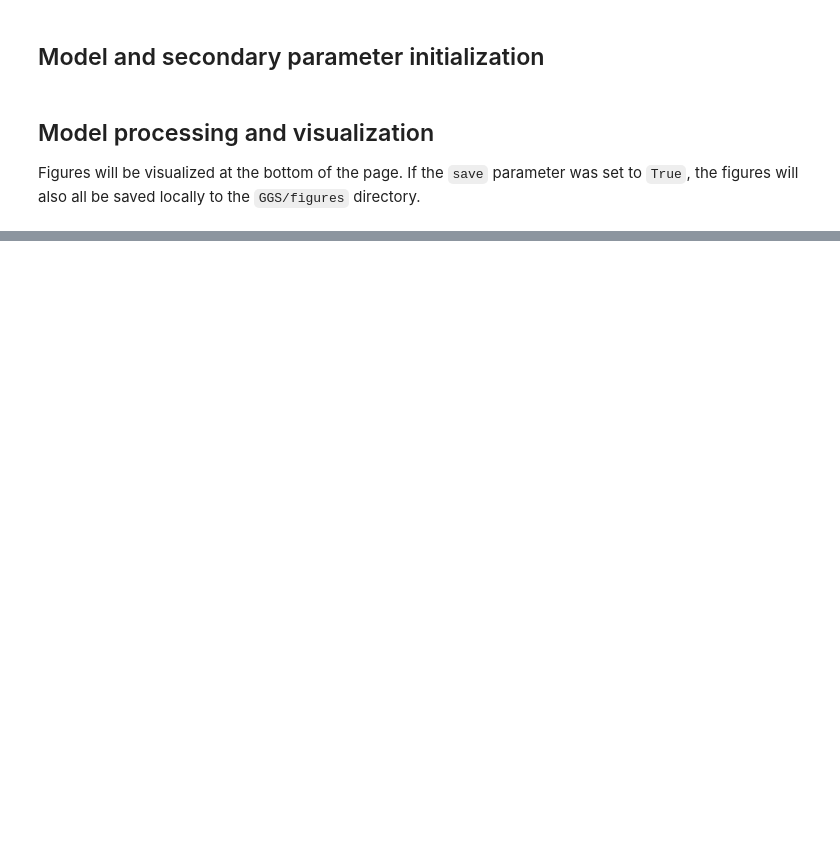
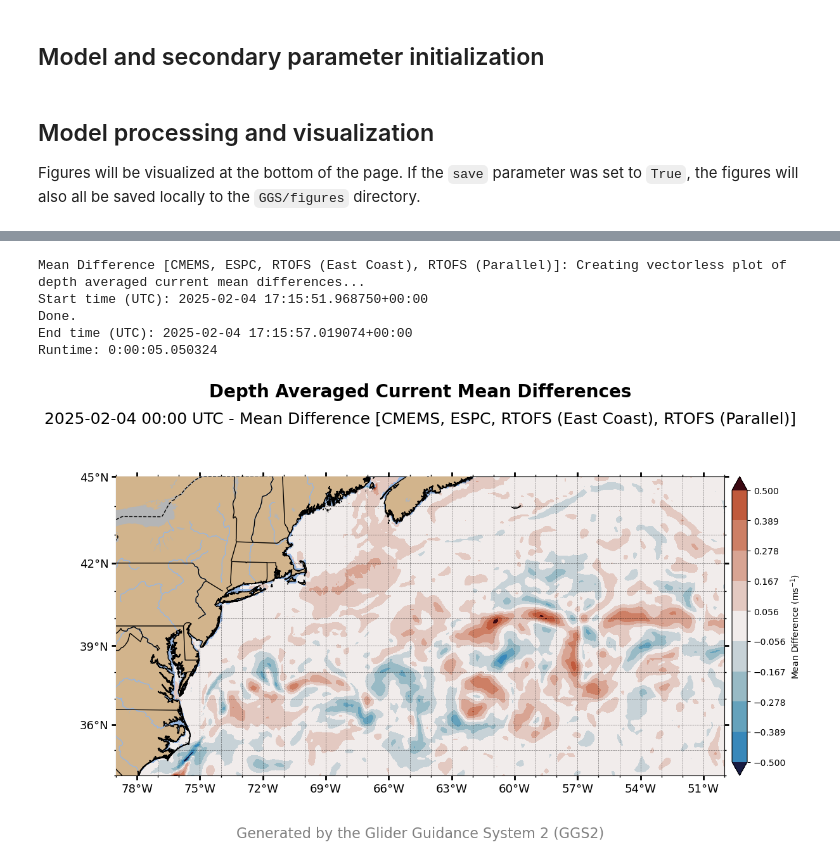
Before and after one commit to mlearn14/GGS, a Jupyter notebook: 0_dataviz.ipynb, the cells around one changed output, grey strips where cells are left out. Cells and saved outputs as stored; diff of their text form; code cells hidden in the pictures; blank space fills up the shorter version.

Commit message:
added mean differences

```diff
--- a/0_dataviz.ipynb
+++ b/0_dataviz.ipynb
@@ -33,7 +34,7 @@ Here is a list of all parameters and what they do:
 
 In the cell below, parameters may be selected. To run the GGS, click the __two triangles__ on the ribbon at the top of the page. For those using VS Code, it will be the `Run All` button.
 # %%
-date = "2025-01-26"
+date = "2025-02-04"
 depth = 1000
 lat_min = 34
 lon_min = -79
@@ -50,10 +51,11 @@ COMPUTE_OPTIMAL_PATH = False
 waypoints = [(41.240, -70.958), (37.992, -71.248), (36.943, -66.862), (38.666, -62.978), (39.801, -60.653), (39.618, -55.87)]
 glider_raw_speed = 0.5
 
-SIMPLE_MEAN = True
+INDIVIDUAL_PLOTS = False
+SIMPLE_MEAN = False
+MEAN_DIFFERENCES = True
 RMSD = False
 
-make_individual_model_plots = False
 make_magnitude_plot = True
 make_threshold_plot = True
 
@@ -144,7 +146,7 @@ for model in model_list:
             optimal_paths[model] = None
             waypoints = None
 
-        if make_individual_model_plots:
+        if INDIVIDUAL_PLOTS:
             if "magnitude" in contour_type:
                 create_map(model.da_data, extent, "magnitude", vector_type, density, scalar, optimal_paths[model], waypoints, save=save)
             if "threshold" in contour_type:
@@ -206,3 +188,17 @@ Runtime: 0:00:10.898314
+# %%
+if MEAN_DIFFERENCES:
+    try:
+        mean_diff = calculate_mean_diff(model_list)
+        create_map(mean_diff, extent, "mean_diff", None, density, scalar, save=save)
+    except Exception as e:
+        print(f"ERROR: Failed to calculate mean differences due to: {e}\n")
+# %% [output]
+Mean Difference [CMEMS, ESPC, RTOFS (East Coast), RTOFS (Parallel)]: Creating vectorless plot of depth averaged current mean differences...
+Start time (UTC): 2025-02-04 17:15:51.968750+00:00
+Done.
+End time (UTC): 2025-02-04 17:15:57.019074+00:00
+Runtime: 0:00:05.050324
+[figure, added]
 # %%
 if RMSD:
     try:
```
Also changed, not shown: parts of 4 cells of this notebook, 6 other files.
